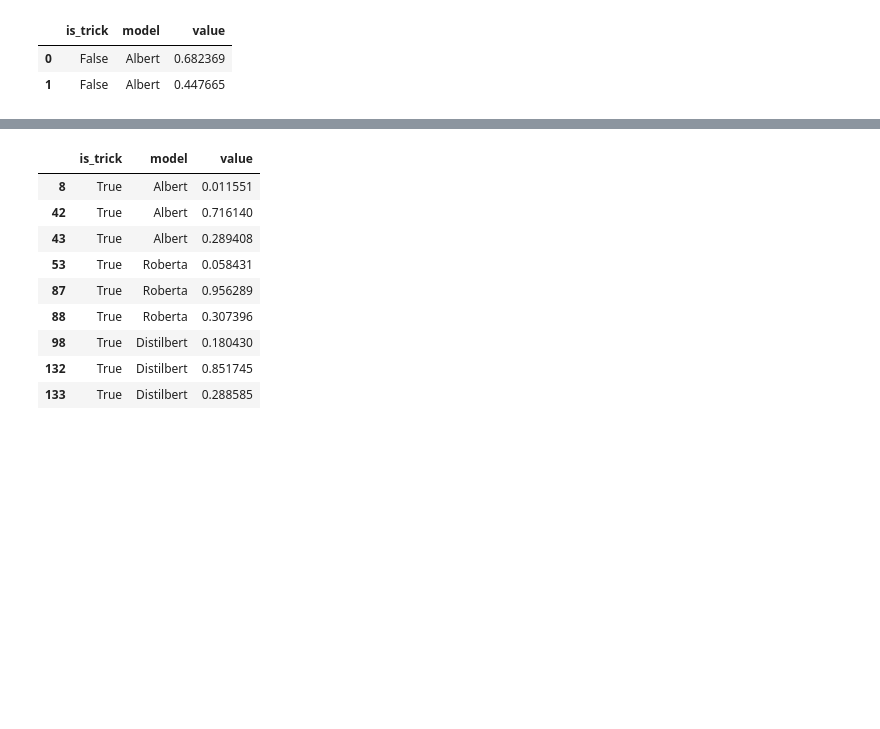
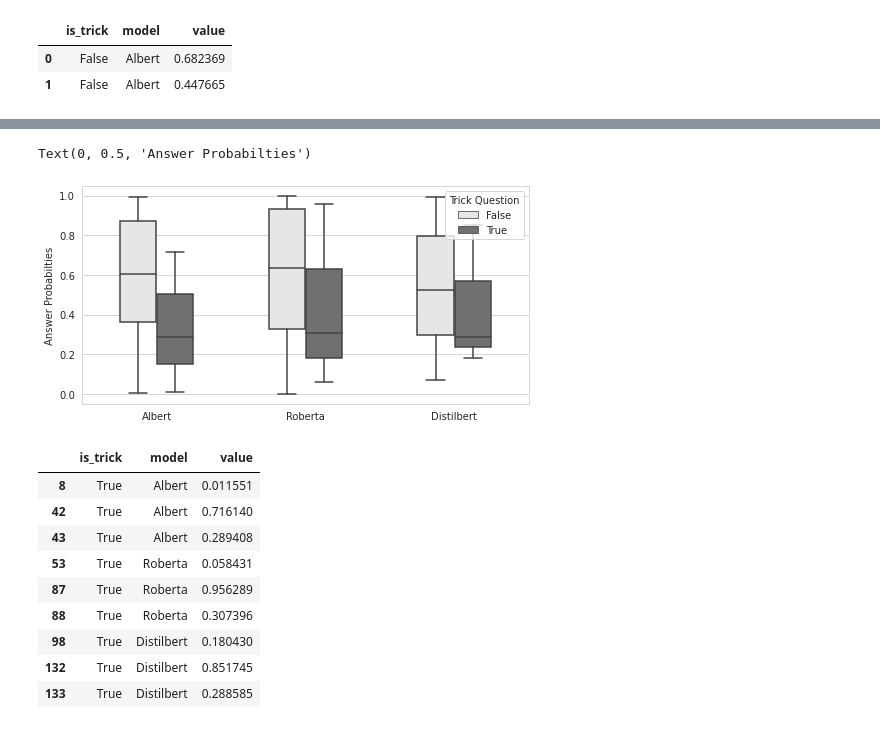
Before and after one commit to FiratSaritas/Q-A_npr, a Jupyter notebook: evaluation.ipynb, the cells around one changed output, grey strips where cells are left out. Cells and saved outputs as stored; diff of their text form; code cells hidden in the pictures; blank space fills up the shorter version.

```diff
--- a/evaluation.ipynb
+++ b/evaluation.ipynb
@@ -647,3 +673,16 @@ Text(0, 0.5, 'Answer Probabilties')
+# %%
+cmap = sns.color_palette('Greys', 10)
+c1, c2 = cmap[1], cmap[6]
+fig = plt.subplots(figsize=(8, 4))
+
+p = sns.boxplot(data=select, x='model', y='value', hue='is_trick' ,
+               width=.5, palette=[c1, c2])
+p.set_xlabel('')
+p.legend(title='Trick Question', loc='upper right')
+p.set_ylabel('Answer Probabilties')
+# %% [output]
+Text(0, 0.5, 'Answer Probabilties')
+[figure, added]
 # %%
 select[select['is_trick']]
 # %% [output]
```
Also changed, not shown: parts of 24 cells of this notebook.
